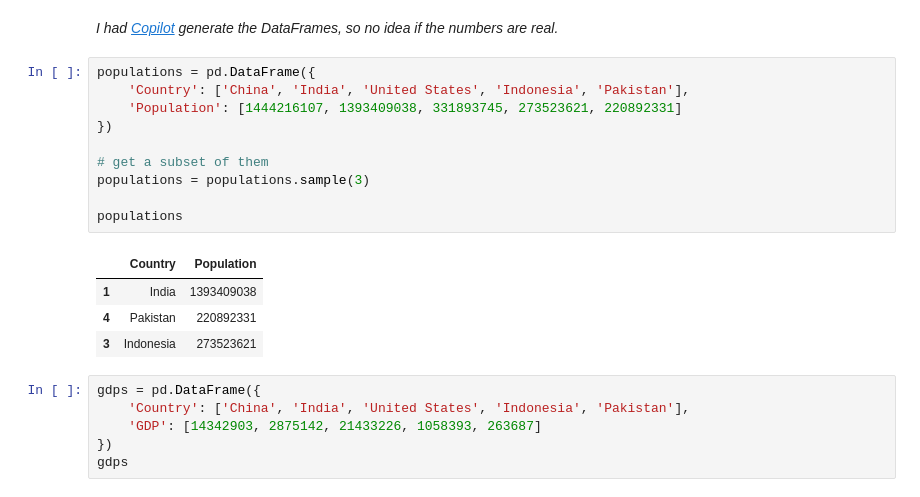
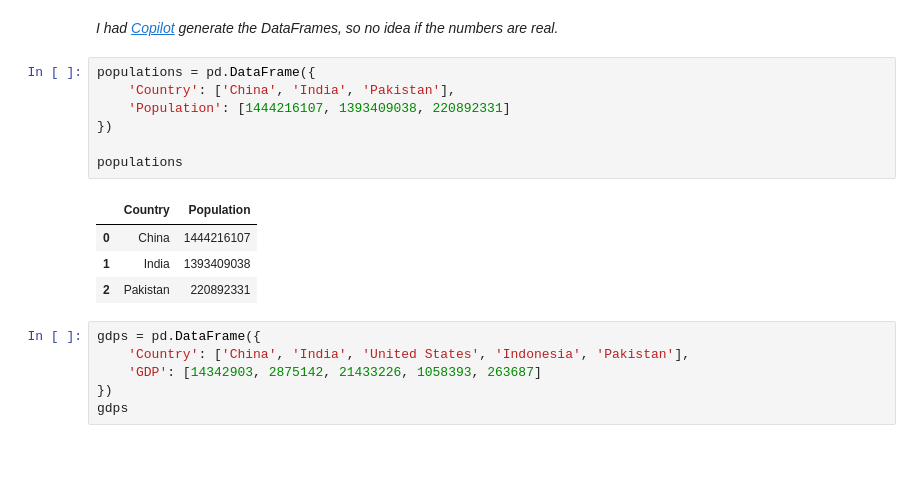
Before and after one commit to afeld/computing-in-context, a Jupyter notebook: lecture_18.ipynb, the cells around one changed output. Cells and saved outputs as stored; diff of their text form; blank space fills up the shorter version.

```diff
--- a/lecture_18.ipynb
+++ b/lecture_18.ipynb
@@ -8,19 +8,16 @@ import pandas as pd
 _I had [Copilot](https://code.visualstudio.com/docs/copilot/overview) generate the DataFrames, so no idea if the numbers are real._
 # %%
 populations = pd.DataFrame({
-    'Country': ['China', 'India', 'United States', 'Indonesia', 'Pakistan'],
-    'Population': [1444216107, 1393409038, 331893745, 273523621, 220892331]
+    'Country': ['China', 'India', 'Pakistan'],
+    'Population': [1444216107, 1393409038, 220892331]
 })
 
-# get a subset of them
-populations = populations.sample(3)
-
 populations
 # %% [output]
 |  | Country | Population |
+| 0 | China | 1444216107 |
 | 1 | India | 1393409038 |
-| 4 | Pakistan | 220892331 |
-| 3 | Indonesia | 273523621 |
+| 2 | Pakistan | 220892331 |
 # %%
 gdps = pd.DataFrame({
     'Country': ['China', 'India', 'United States', 'Indonesia', 'Pakistan'],
```
Also changed, not shown: parts of 2 cells of this notebook.
